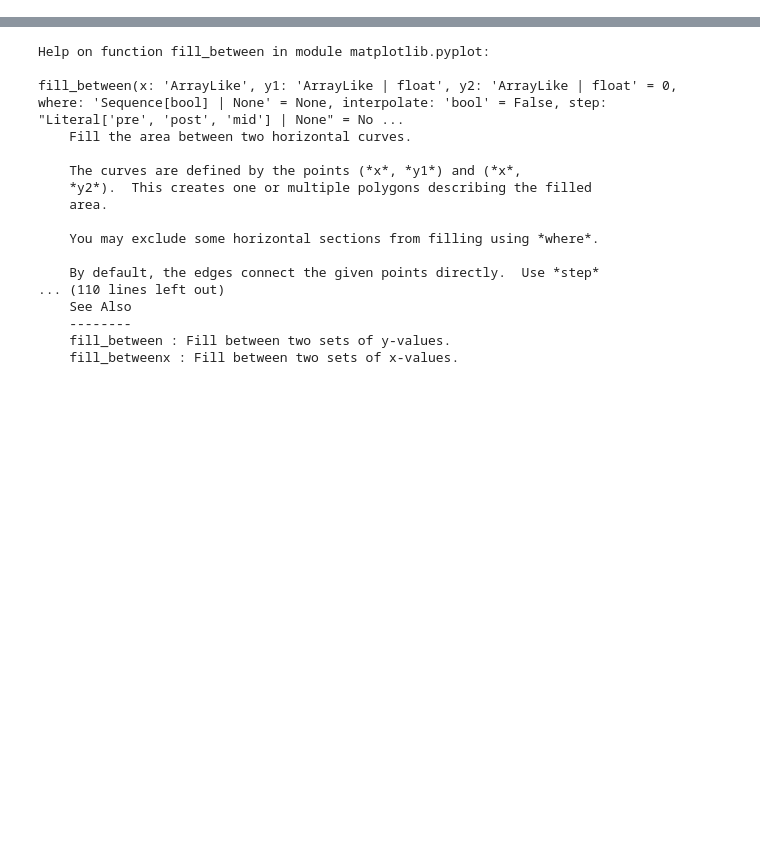
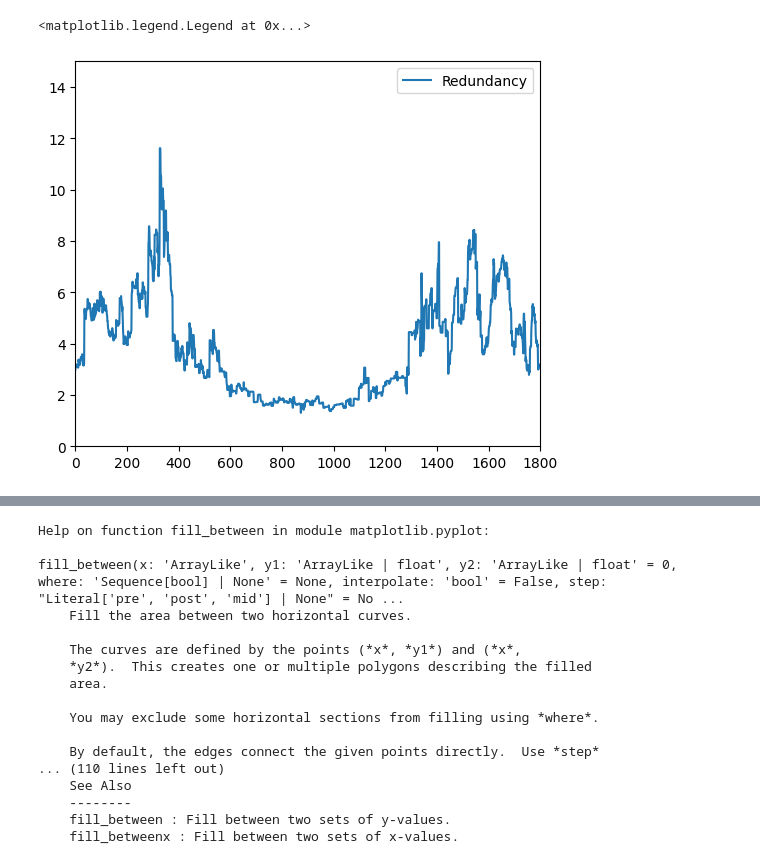
Before and after one commit to eakopyan/SwarmPy_Simulator, a Jupyter notebook: src/resilience_analysis.ipynb, the cells around one changed output, grey strips where cells are left out. Saved outputs shown, nothing was run; the diff lists cells and outputs as text; code cells hidden in the pictures; blank space fills up the shorter version.

```diff
--- a/src/resilience_analysis.ipynb
+++ b/src/resilience_analysis.ipynb
@@ -6,0 +49,9 @@ from mpl_toolkits import mplot3d
+# %%
+plt.figure(figsize=(6,5))
+plt.plot(df['Redundancy_avg'], label='Redundancy')
+plt.xlim(0,1800)
+plt.ylim(0,15)
+plt.legend()
+# %% [output]
+<matplotlib.legend.Legend at 0x...>
+[figure, added]
```
Also changed, not shown: parts of 8 cells of this notebook, 5 other files.
